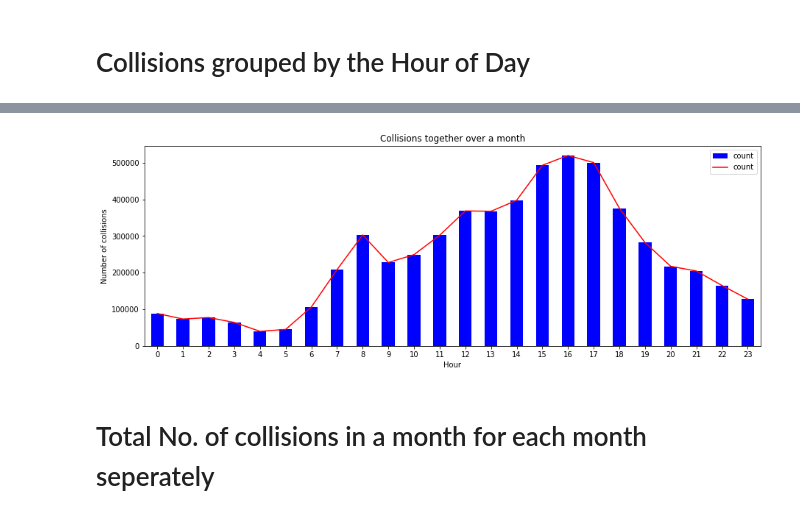
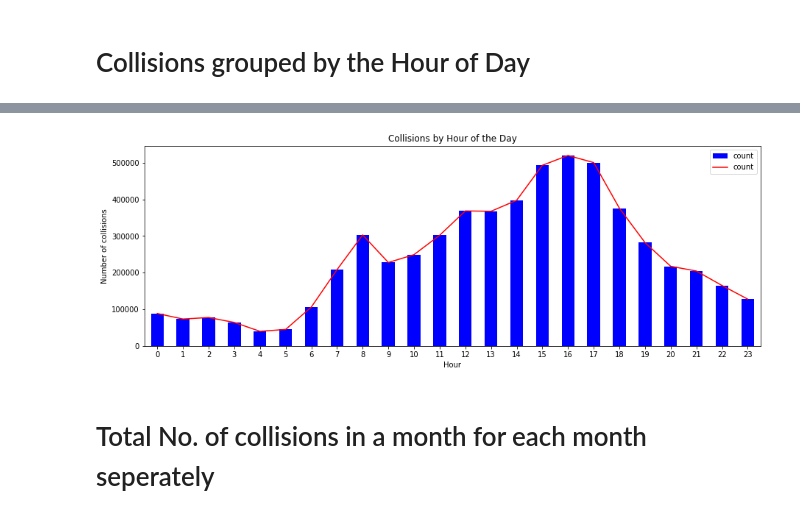
Before and after one commit to SinghGursimran/Analysis-of-Car-Accidents-in-Canada-using-PySpark, a Jupyter notebook: Analysis.ipynb, the cells around one changed output, grey strips where cells are left out. Saved outputs shown, nothing was run; the diff lists cells and outputs as text; code cells hidden in the pictures.

```diff
--- a/Analysis.ipynb
+++ b/Analysis.ipynb
@@ -138,13 +132,13 @@ collisions_hour_together.show(collisions_hour_together.count(),False)
 # %%
 collisions_hour_together_pandas_df = collisions_hour_together.select("*").toPandas()
 # %%
-collisions_hour_together = collisions_hour_together_pandas_df.plot.bar(figsize=(15,5), label = "Bar" , title='Collisions together over a month',color='blue')
-collisions_hour_together_pandas_df.plot(ax = collisions_hour_together, figsize=(15,5), label = "Line", title='Collisions together over a month',color='red')
+collisions_hour_together = collisions_hour_together_pandas_df.plot.bar(figsize=(15,5), label = "Bar" , title='Collisions by Hour of the Day',color='blue')
+collisions_hour_together_pandas_df.plot(ax = collisions_hour_together, figsize=(15,5), label = "Line",color='red')
 
 collisions_hour_together.set_xlabel("Hour")
 collisions_hour_together.set_ylabel("Number of collisions");
 # %% [output]
-[figure, old version]
+[figure, new version]
 # %% [markdown]
 # Total No. of collisions in a month for each month seperately
 # %%
```
Also changed, not shown: parts of 13 cells of this notebook.
